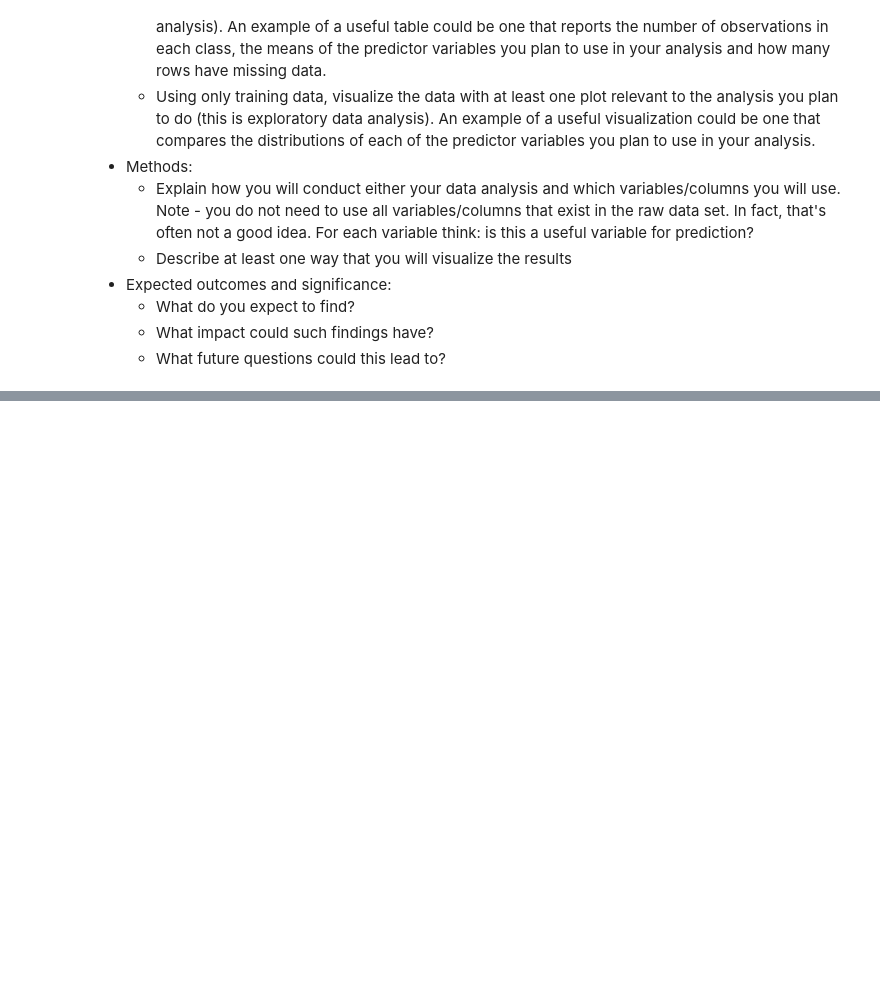
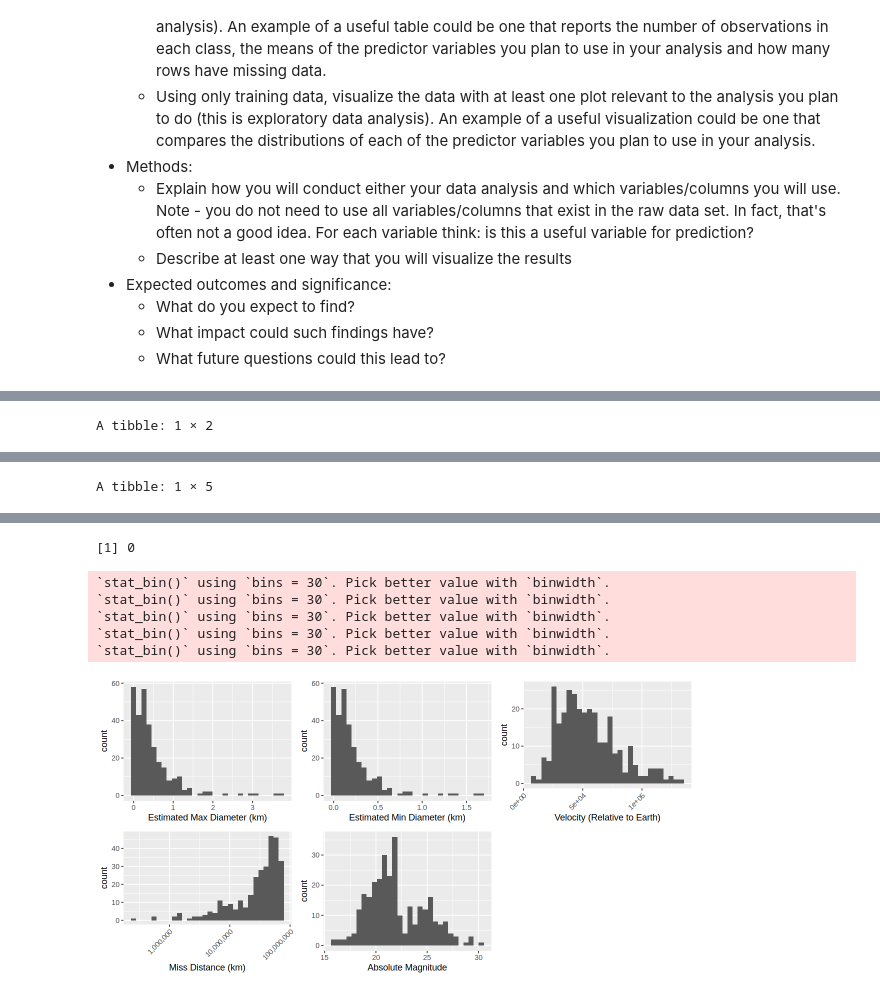
Before and after one commit to LongTortue/DSCI100-Group-Project, a Jupyter notebook: GroupProposal.ipynb, the cells around one changed output, grey strips where cells are left out. Drawn from its saved outputs; the diff is of its cells as text; code cells hidden in the pictures; blank space fills up the shorter version.

```diff
--- a/GroupProposal.ipynb
+++ b/GroupProposal.ipynb
@@ -30,0 +32,71 @@ The Behavioral Risk Factor Surveillance System (BRFSS) is a health-related telep
+# %%
+options(repr.plot.width = 10, repr.plot.height = 5)
+url <- "https://raw.githubusercontent.com/LongTortue/DSCI100-Group-Project/main/neo.csv"
+neo_data <- read_csv(url)
+
+neo_data <- neo_data |>
+mutate(sentry_object = as_factor(sentry_object), hazardous = as_factor(hazardous))
+head(neo_data) # transforming the categorical variables into factors
+
+# as the data is unbalanced (81000 false to 9000 true), we will create a new dataset that is balanced
+
+neo_data_false <- neo_data |>
+filter(hazardous == "FALSE") |>
+sample_n(400)
+neo_data_true <- neo_data |>
+filter(hazardous == "TRUE") |>
+sample_n(400)
+neo_data_balanced <- rbind(neo_data_false, neo_data_true) # balanced dataset
+
+neo_data_train <- sample_n(neo_data_balanced, 300) # training dataset
+
+neo_count <- neo_data_train |>
+group_by(hazardous) |>
+summarize(count = n())
+neo_count # number of observations in each class
+
+neo_count_orbiting <- neo_data_train |>
+group_by(orbiting_body) |>
+summarize(count = n())
+neo_count_orbiting # all observations have orbiting bodies of Earth
+
+neo_mean <- neo_data_train |>
+select(-id, -name, -orbiting_body, -sentry_object, -hazardous) |>
+map_df(mean)
+neo_mean # mean of predictors
+
+neo_na_count <- sum(is.na(neo_data_train))
+neo_na_count # no missing values in our dataset
+
+# plots visualizing distribution of data, and shown next to each other
+neo_plot_max_diameter <- neo_data_train |>
+ggplot(aes(x = est_diameter_max)) +
+geom_histogram() +
+xlab("Estimated Max Diameter (km)")
+
+neo_plot_min_diameter <- neo_data_train |>
+ggplot(aes(x = est_diameter_min)) +
+geom_histogram() +
+xlab("Estimated Min Diameter (km)")
+
+neo_plot_velocity <- neo_data_train |>
+ggplot(aes(x = relative_velocity)) +
+geom_histogram() +
+theme(axis.text.x = element_text(angle = 45, hjust = 1)) +
+xlab("Velocity (Relative to Earth)")
+
+neo_plot_miss_distance <- neo_data_train |>
+ggplot(aes(x = miss_distance)) +
+geom_histogram() +
+scale_x_log10(labels = label_comma()) +
+theme(axis.text.x = element_text(angle = 45, hjust = 1)) +
+xlab("Miss Distance (km)")
+
+neo_plot_absolute_magnitude <- neo_data_train |>
+ggplot(aes(x = absolute_magnitude)) +
+geom_histogram() +
+xlab("Absolute Magnitude")
+
+plot_grid(neo_plot_max_diameter, neo_plot_min_diameter, neo_plot_velocity,
+          neo_plot_miss_distance, neo_plot_absolute_magnitude)
+# %% [output]
@@ -30,0 +126 @@ The Behavioral Risk Factor Surveillance System (BRFSS) is a health-related telep
+A tibble: 1 × 2
@@ -30,0 +130 @@ The Behavioral Risk Factor Surveillance System (BRFSS) is a health-related telep
+A tibble: 1 × 5
@@ -30,0 +134,7 @@ The Behavioral Risk Factor Surveillance System (BRFSS) is a health-related telep
+[1] 0
+`stat_bin()` using `bins = 30`. Pick better value with `binwidth`.
+`stat_bin()` using `bins = 30`. Pick better value with `binwidth`.
+`stat_bin()` using `bins = 30`. Pick better value with `binwidth`.
+`stat_bin()` using `bins = 30`. Pick better value with `binwidth`.
+`stat_bin()` using `bins = 30`. Pick better value with `binwidth`.
+[figure, added]
```
Also changed, not shown: parts of 4 cells of this notebook.
